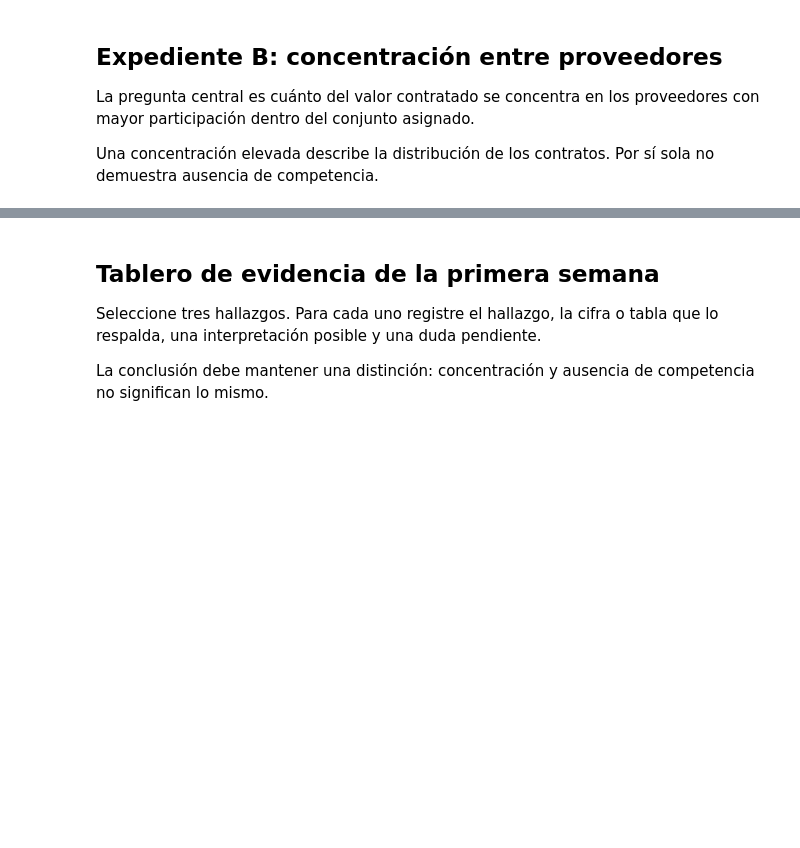
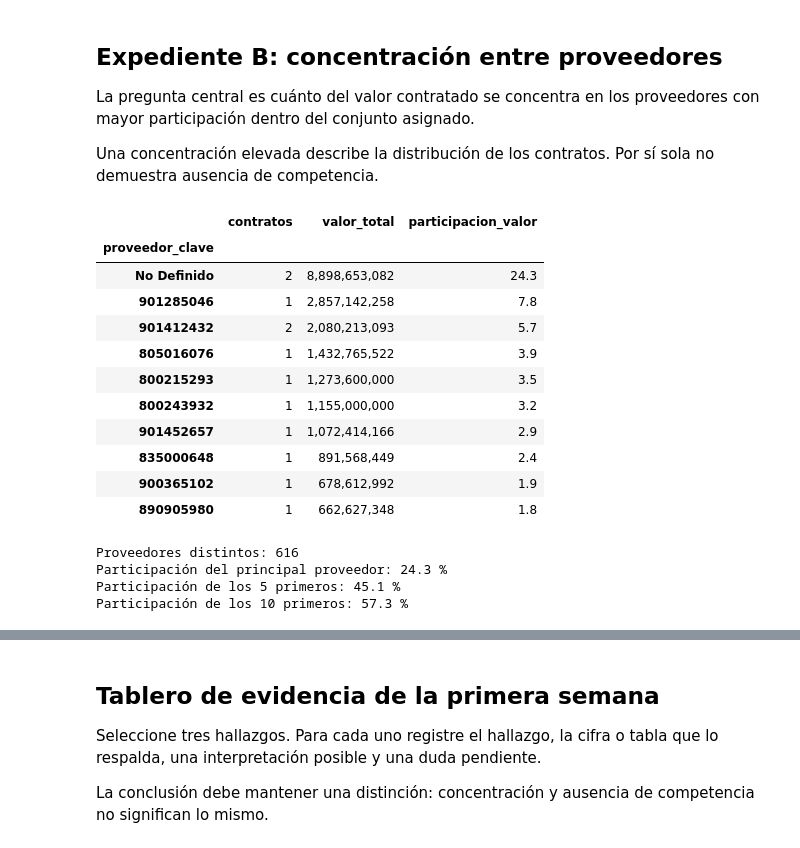
Before and after one commit to soficarreroa/secop-expediente-4B, a Jupyter notebook: SECOP_ExpedienteB.ipynb, the cells around one changed output, grey strips where cells are left out. Cells and saved outputs as stored; diff of their text form; code cells hidden in the pictures; blank space fills up the shorter version.

```diff
--- a/SECOP_ExpedienteB.ipynb
+++ b/SECOP_ExpedienteB.ipynb
@@ -289,34 +363,54 @@ suppliers = (
              .agg(
                  contratos=("id_contrato", "count"),
                  valor_total=("valor_del_contrato", "sum"),
              )
              .sort_values("valor_total", ascending=False)
 )
 
 total_value = suppliers["valor_total"].sum()
 suppliers["participacion_valor"] = (
     suppliers["valor_total"] / total_value * 100
     if total_value > 0 else np.nan
 )
 
-display(suppliers.head(10))
+display(suppliers.head(10).style.format({
+    "valor_total": "{:,.0f}",
+    "participacion_valor": "{:,.1f}"
+}))
 
 print("Proveedores distintos:", len(suppliers))
 print(
     "Participación del principal proveedor:",
     round(suppliers["participacion_valor"].head(1).sum(), 1),
     "%"
 )
 print(
     "Participación de los 5 primeros:",
     round(suppliers["participacion_valor"].head(5).sum(), 1),
     "%"
 )
 print(
     "Participación de los 10 primeros:",
     round(suppliers["participacion_valor"].head(10).sum(), 1),
     "%"
 )
+# %% [output]
+|  | contratos | valor_total | participacion_valor |
+| proveedor_clave |  |  |  |
+| No Definido | 2 | 8,898,653,082 | 24.3 |
+| 901285046 | 1 | 2,857,142,258 | 7.8 |
+| 901412432 | 2 | 2,080,213,093 | 5.7 |
+| 805016076 | 1 | 1,432,765,522 | 3.9 |
+| 800215293 | 1 | 1,273,600,000 | 3.5 |
+| 800243932 | 1 | 1,155,000,000 | 3.2 |
+| 901452657 | 1 | 1,072,414,166 | 2.9 |
+| 835000648 | 1 | 891,568,449 | 2.4 |
+| 900365102 | 1 | 678,612,992 | 1.9 |
+| 890905980 | 1 | 662,627,348 | 1.8 |
+Proveedores distintos: 616
+Participación del principal proveedor: 24.3 %
+Participación de los 5 primeros: 45.1 %
+Participación de los 10 primeros: 57.3 %
 # %% [markdown]
 ### Interpretar el resultado
 
```
Also changed, not shown: parts of 16 cells of this notebook.
